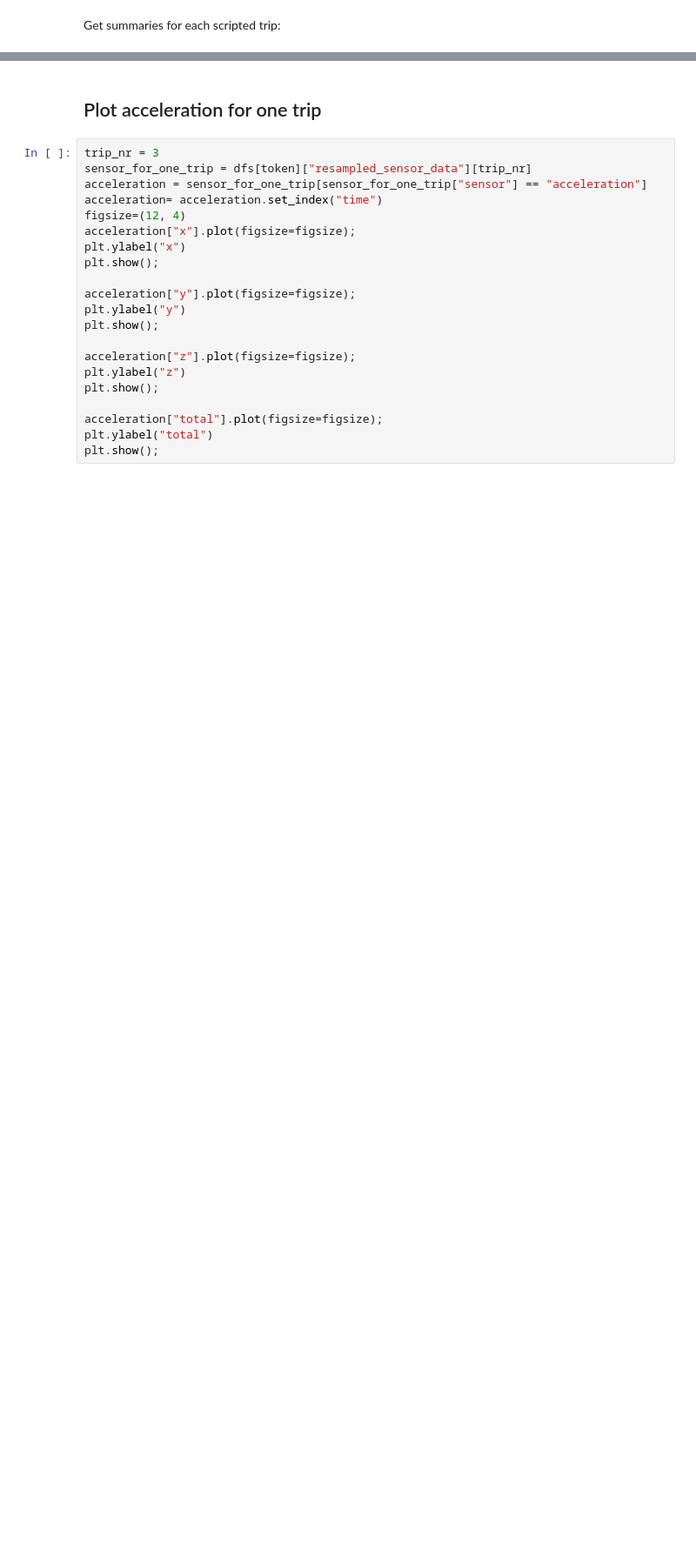
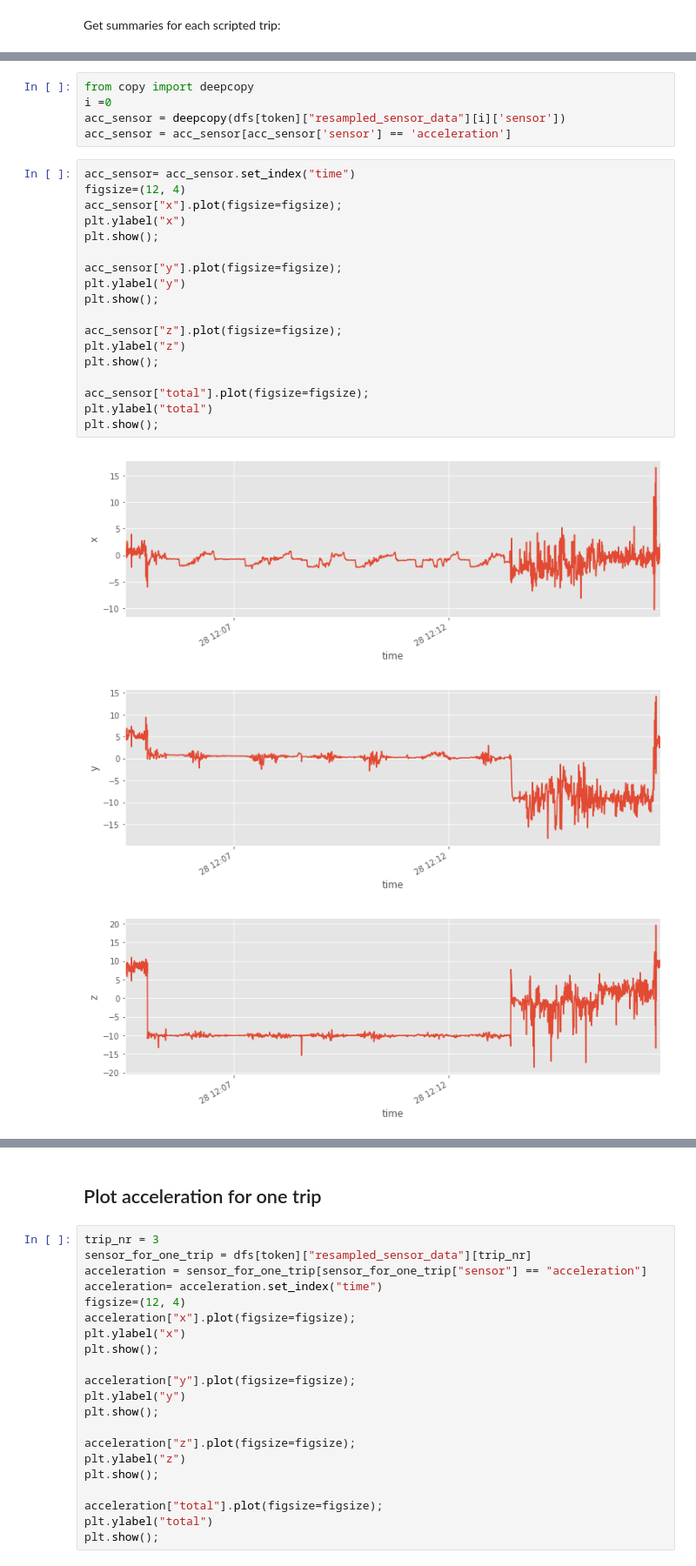
Before and after one commit to univie-datamining-team3/assignment2, a Jupyter notebook: notebooks/2.0-lm-presentation.ipynb, the cells around one changed output, grey strips where cells are left out. Shown at 87% size. Cells and saved outputs as stored; diff of their text form; blank space fills up the shorter version.

```diff
--- a/notebooks/2.0-lm-presentation.ipynb
+++ b/notebooks/2.0-lm-presentation.ipynb
@@ -110,0 +113,27 @@ trip_info[scripted_mask]
+# %%
+from copy import deepcopy
+i =0
+acc_sensor = deepcopy(dfs[token]["resampled_sensor_data"][i]['sensor'])
+acc_sensor = acc_sensor[acc_sensor['sensor'] == 'acceleration']
+# %%
+acc_sensor= acc_sensor.set_index("time")
+figsize=(12, 4)
+acc_sensor["x"].plot(figsize=figsize);
+plt.ylabel("x")
+plt.show();
+
+acc_sensor["y"].plot(figsize=figsize);
+plt.ylabel("y")
+plt.show();
+
+acc_sensor["z"].plot(figsize=figsize);
+plt.ylabel("z")
+plt.show();
+
+acc_sensor["total"].plot(figsize=figsize);
+plt.ylabel("total")
+plt.show();
+# %% [output]
+[figure, added]
+[figure, added]
+[figure, added]
```
Also changed, not shown: parts of 6 cells of this notebook, 1 other file.
